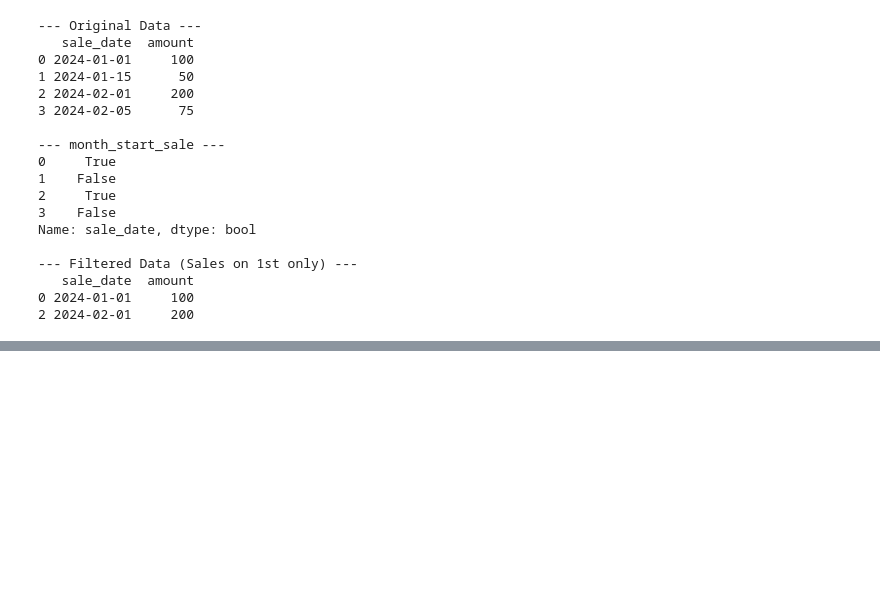
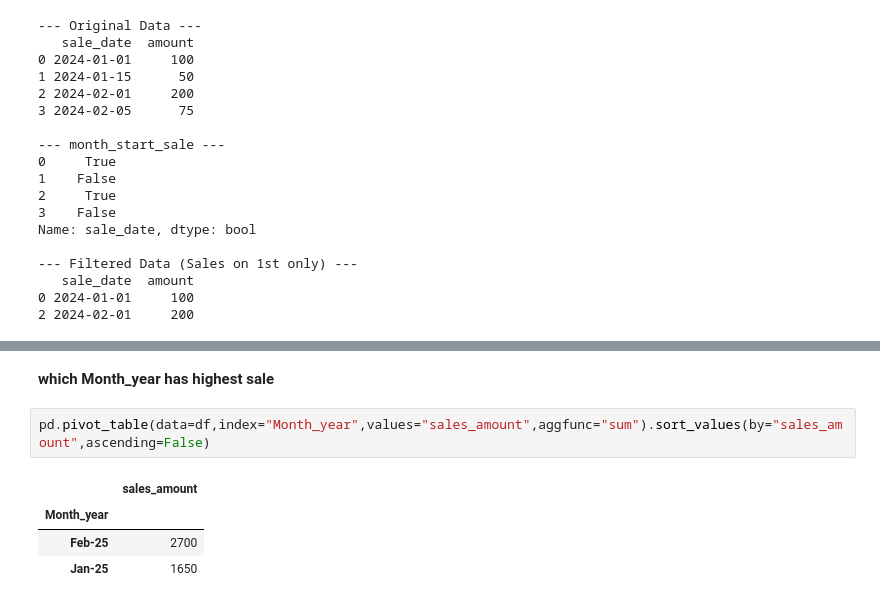
Before and after one commit to ak786abdullah/pandas-library-practice-, a Jupyter notebook: pandas practice, notes&projects (basic to advance).ipynb, the cells around one changed output, grey strips where cells are left out. Saved outputs shown, nothing was run; the diff lists cells and outputs as text; blank space fills up the shorter version.

```diff
--- a/pandas practice, notes&projects (basic to advance).ipynb
+++ b/pandas practice, notes&projects (basic to advance).ipynb
@@ -1488,0 +1555,9 @@ Name: sale_date, dtype: bool
+# %% [markdown]
+**which Month_year has highest sale**
+# %%
+pd.pivot_table(data=df,index="Month_year",values="sales_amount",aggfunc="sum").sort_values(by="sales_amount",ascending=False)
+# %% [output]
+|  | sales_amount |
+| Month_year |  |
+| Feb-25 | 2700 |
+| Jan-25 | 1650 |
```
Also changed, not shown: parts of 7 cells of this notebook.
